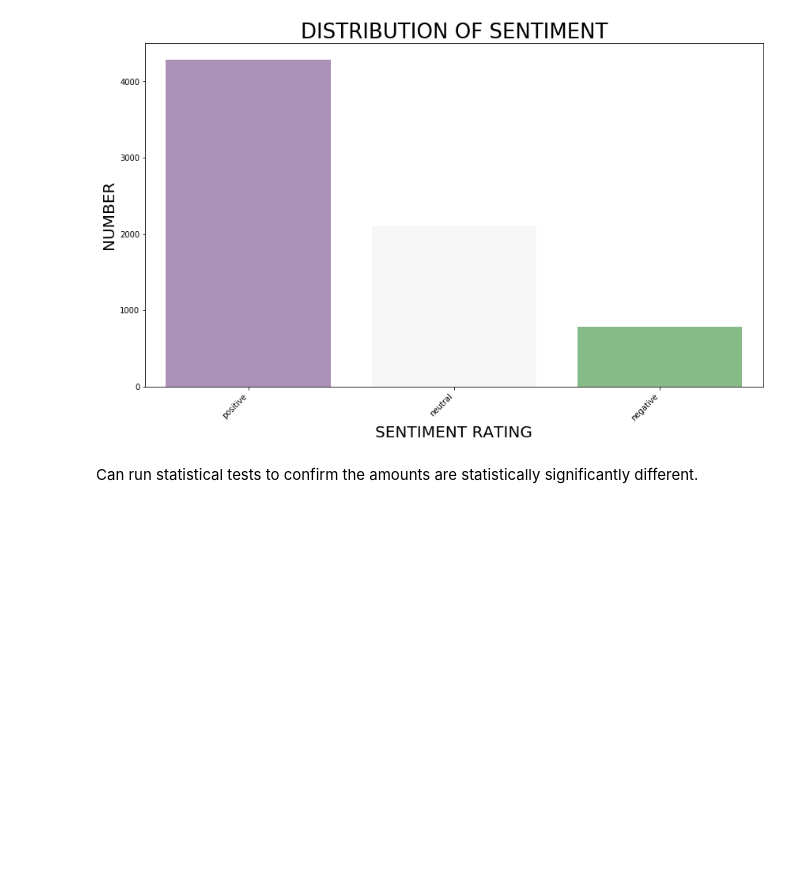
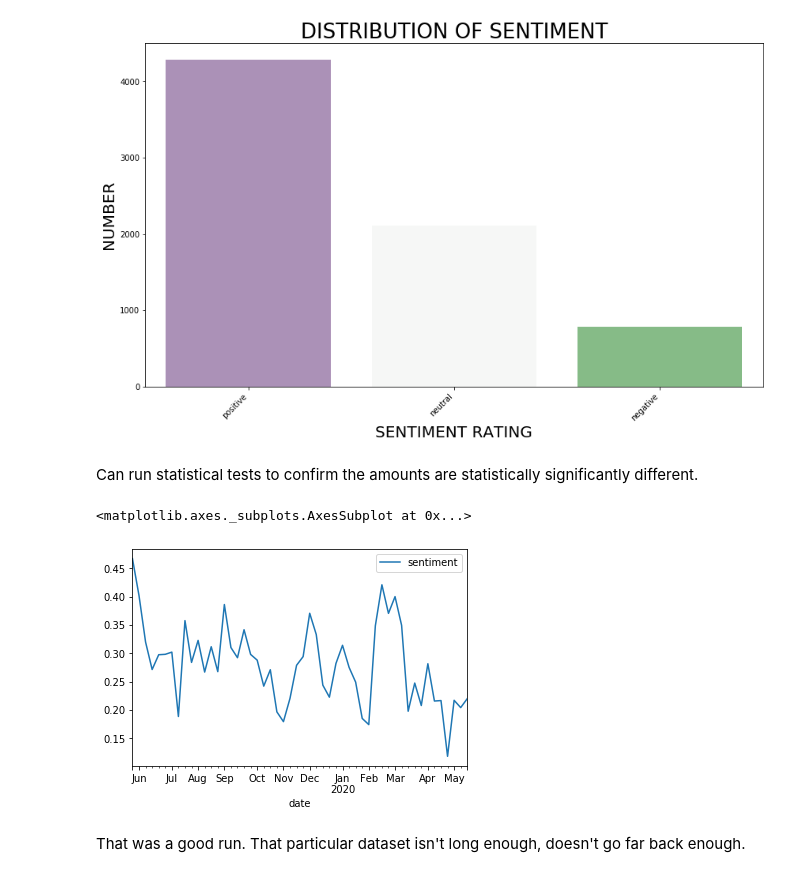
Before and after one commit to daveajstearns/mod5_project, a Jupyter notebook: nlp_component.ipynb, the cells around one changed output. Cells and saved outputs as stored; diff of their text form; code cells hidden in the pictures; blank space fills up the shorter version.

```diff
--- a/nlp_component.ipynb
+++ b/nlp_component.ipynb
@@ -173,3 +173,10 @@ make_value_chart(just_tweets, 'score', 'SENTIMENT RATING', 'NUMBER', 'DISTRIBUTI
 [figure]
 # %% [markdown]
 Can run statistical tests to confirm the amounts are statistically significantly different.
+# %%
+just_tweets.resample('W').mean().plot()
+# %% [output]
+<matplotlib.axes._subplots.AxesSubplot at 0x...>
+[figure, added]
+# %% [markdown]
+That was a good run. That particular dataset isn't long enough, doesn't go far back enough.
```
Also changed, not shown: parts of 4 cells of this notebook, 1 other file.
